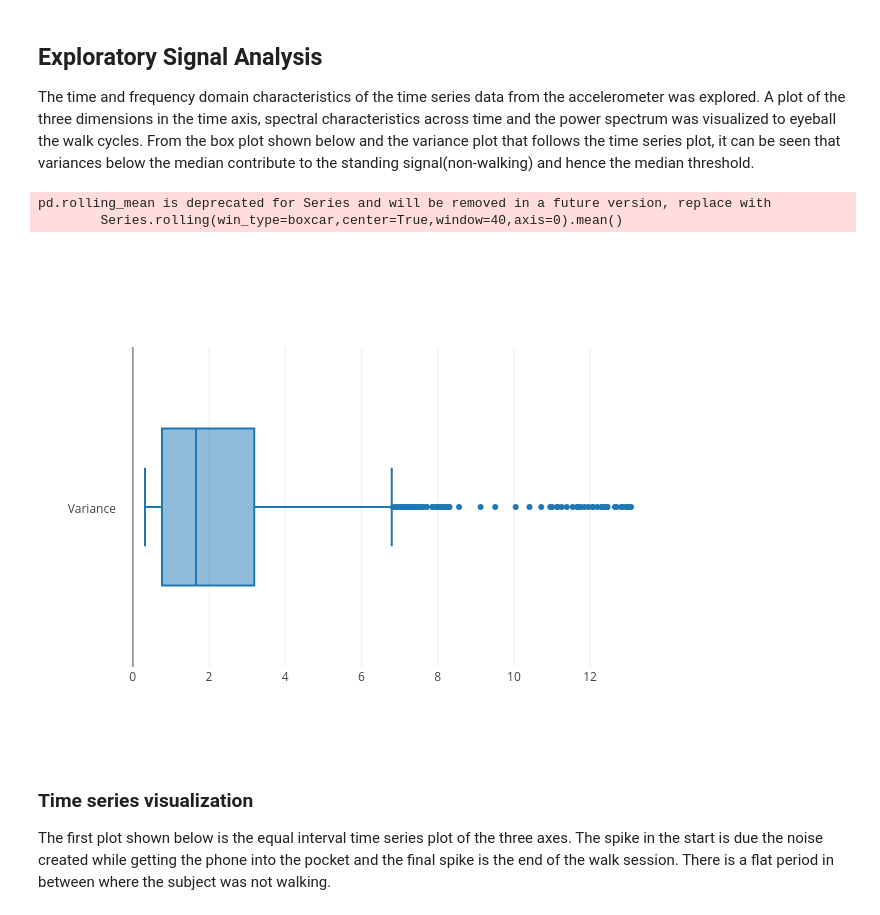
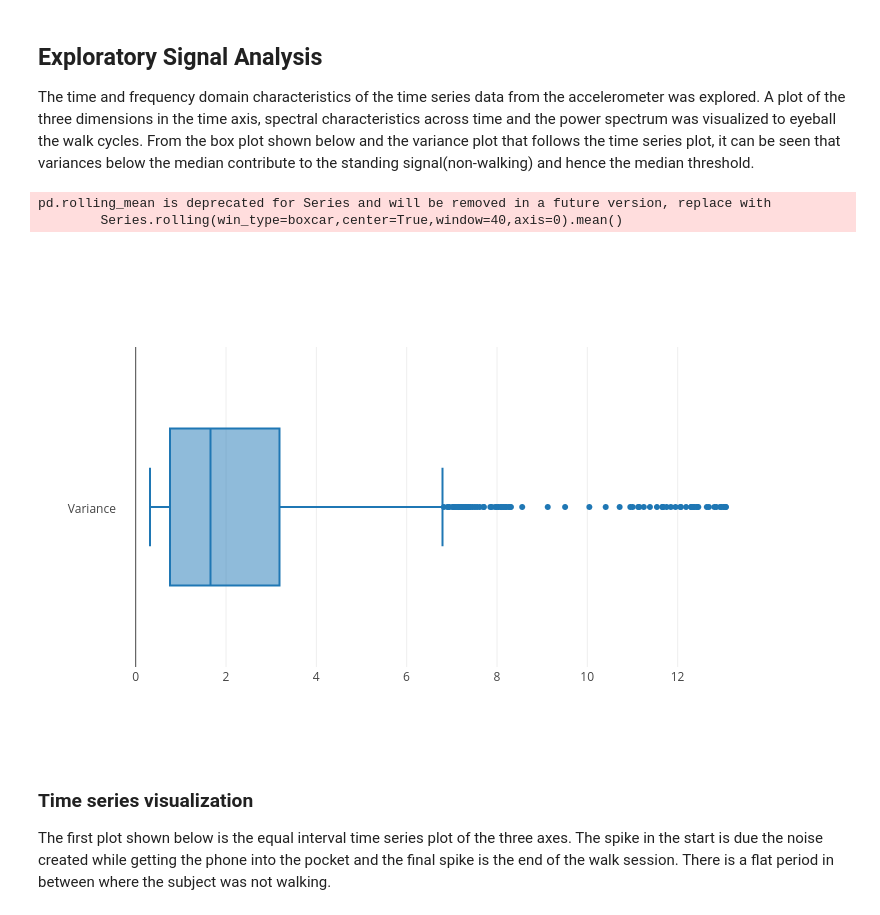
Before and after one commit to MithileshNanj/Walk-cycle-detection, a Jupyter notebook: Walk cycle detection.ipynb, the cells around one changed output. Cells and saved outputs as stored; diff of their text form; code cells hidden in the pictures.

```diff
--- a/Walk cycle detection.ipynb
+++ b/Walk cycle detection.ipynb
@@ -76,7 +76,7 @@ def threshold(data_frame):
 # main function
 
 #data read
-series_1 = pd.read_csv('../unify/rec6.csv')
+series_1 = pd.read_csv('rec6.csv')
 series_1.head()
 # %% [output]
 |  | time | ax | ay | az |
@@ -92,25 +92,25 @@ series_1.head()
 # %%
 #function calls for regularizing, interpolating, smoothing and thresholding
 res = regularize(series_1)
 smoothed = variance_window(res)
 smoothed_cycles, cycle_only = threshold(smoothed)
 
 
 #tls.set_credentials_file(username='minsrini', api_key='GY3NIdLigUc8p6dXpdmr')
 py.sign_in('minsrini', 'oJGkU5LmludCy1lV51hr')
 #box plot function
 pyo.init_notebook_mode(connected=True)
 def plot_box(df):
     var = go.Box(x=df['var'], name = "Variance")
     data= [var]
     return data
 fig0 = plot_box(smoothed_cycles)
 #pyo.iplot(fig0)
-py.image.ishow(fig0)
+py.image.ishow(fig0, width = 800)
 # %% [output]
 pd.rolling_mean is deprecated for Series and will be removed in a future version, replace with
         Series.rolling(win_type=boxcar,center=True,window=40,axis=0).mean()
-[figure, old version]
+[figure, new version]
 # %% [markdown]
 ### Time series visualization
 
```
Also changed, not shown: parts of 7 cells of this notebook, 2 other files.
